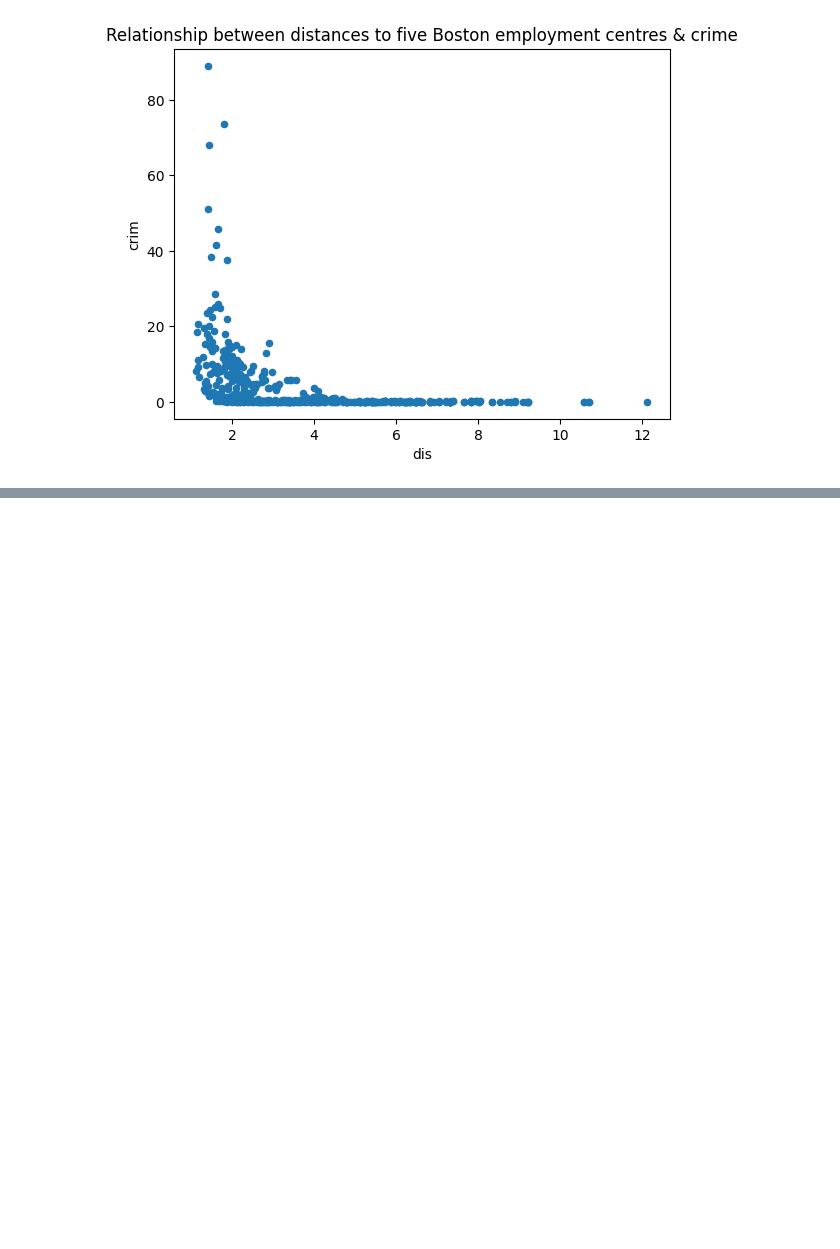
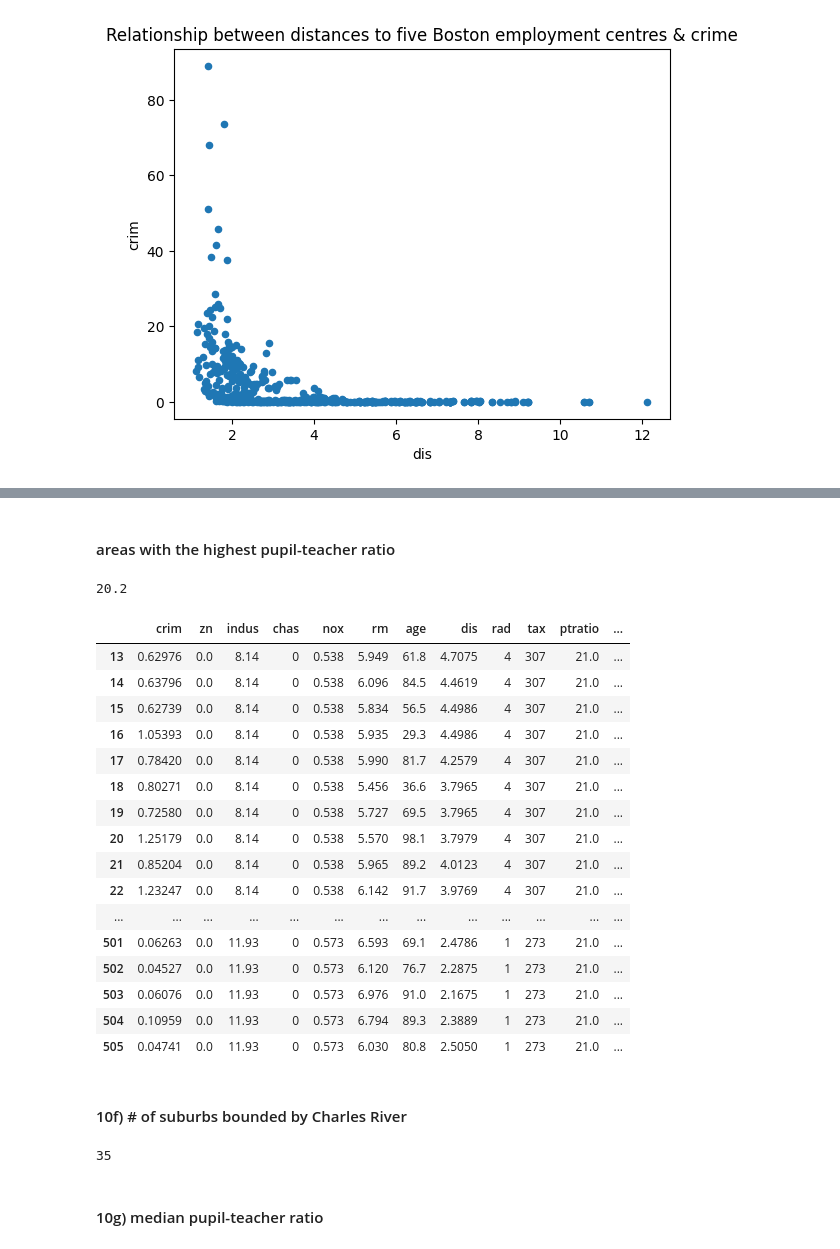
Before and after one commit to caoa0816/ISLP_labs, a Jupyter notebook: ch02/Ch02-exercise.ipynb, the cells around one changed output, grey strips where cells are left out. Cells and saved outputs as stored; diff of their text form; code cells hidden in the pictures; blank space fills up the shorter version.

```diff
--- a/ch02/Ch02-exercise.ipynb
+++ b/ch02/Ch02-exercise.ipynb
@@ -236,0 +285,35 @@ boston.plot(kind="scatter", x="rad", y="crim")
+# %% [markdown]
+#### areas with the highest pupil-teacher ratio
+# %%
+percentile_75_ptratio =  boston.describe().loc["75%", "ptratio"]
+percentile_75_ptratio
+# %% [output]
+20.2
+# %%
+boston[boston["ptratio"] > percentile_75_ptratio]
+# %% [output]
+|  | crim | zn | indus | chas | nox | rm | age | dis | rad | tax | ptratio | ... |
+| 13 | 0.62976 | 0.0 | 8.14 | 0 | 0.538 | 5.949 | 61.8 | 4.7075 | 4 | 307 | 21.0 | ... |
+| 14 | 0.63796 | 0.0 | 8.14 | 0 | 0.538 | 6.096 | 84.5 | 4.4619 | 4 | 307 | 21.0 | ... |
+| 15 | 0.62739 | 0.0 | 8.14 | 0 | 0.538 | 5.834 | 56.5 | 4.4986 | 4 | 307 | 21.0 | ... |
+| 16 | 1.05393 | 0.0 | 8.14 | 0 | 0.538 | 5.935 | 29.3 | 4.4986 | 4 | 307 | 21.0 | ... |
+| 17 | 0.78420 | 0.0 | 8.14 | 0 | 0.538 | 5.990 | 81.7 | 4.2579 | 4 | 307 | 21.0 | ... |
+| 18 | 0.80271 | 0.0 | 8.14 | 0 | 0.538 | 5.456 | 36.6 | 3.7965 | 4 | 307 | 21.0 | ... |
+| 19 | 0.72580 | 0.0 | 8.14 | 0 | 0.538 | 5.727 | 69.5 | 3.7965 | 4 | 307 | 21.0 | ... |
+| 20 | 1.25179 | 0.0 | 8.14 | 0 | 0.538 | 5.570 | 98.1 | 3.7979 | 4 | 307 | 21.0 | ... |
+| 21 | 0.85204 | 0.0 | 8.14 | 0 | 0.538 | 5.965 | 89.2 | 4.0123 | 4 | 307 | 21.0 | ... |
+| 22 | 1.23247 | 0.0 | 8.14 | 0 | 0.538 | 6.142 | 91.7 | 3.9769 | 4 | 307 | 21.0 | ... |
+| ... | ... | ... | ... | ... | ... | ... | ... | ... | ... | ... | ... | ... |
+| 501 | 0.06263 | 0.0 | 11.93 | 0 | 0.573 | 6.593 | 69.1 | 2.4786 | 1 | 273 | 21.0 | ... |
+| 502 | 0.04527 | 0.0 | 11.93 | 0 | 0.573 | 6.120 | 76.7 | 2.2875 | 1 | 273 | 21.0 | ... |
+| 503 | 0.06076 | 0.0 | 11.93 | 0 | 0.573 | 6.976 | 91.0 | 2.1675 | 1 | 273 | 21.0 | ... |
+| 504 | 0.10959 | 0.0 | 11.93 | 0 | 0.573 | 6.794 | 89.3 | 2.3889 | 1 | 273 | 21.0 | ... |
+| 505 | 0.04741 | 0.0 | 11.93 | 0 | 0.573 | 6.030 | 80.8 | 2.5050 | 1 | 273 | 21.0 | ... |
+# %% [markdown]
+#### 10f) \# of suburbs bounded by Charles River
+# %%
+len(boston[boston["chas"] == 1])
+# %% [output]
+35
+# %% [markdown]
+#### 10g) median pupil-teacher ratio
```
Also changed, not shown: parts of 27 cells of this notebook.
